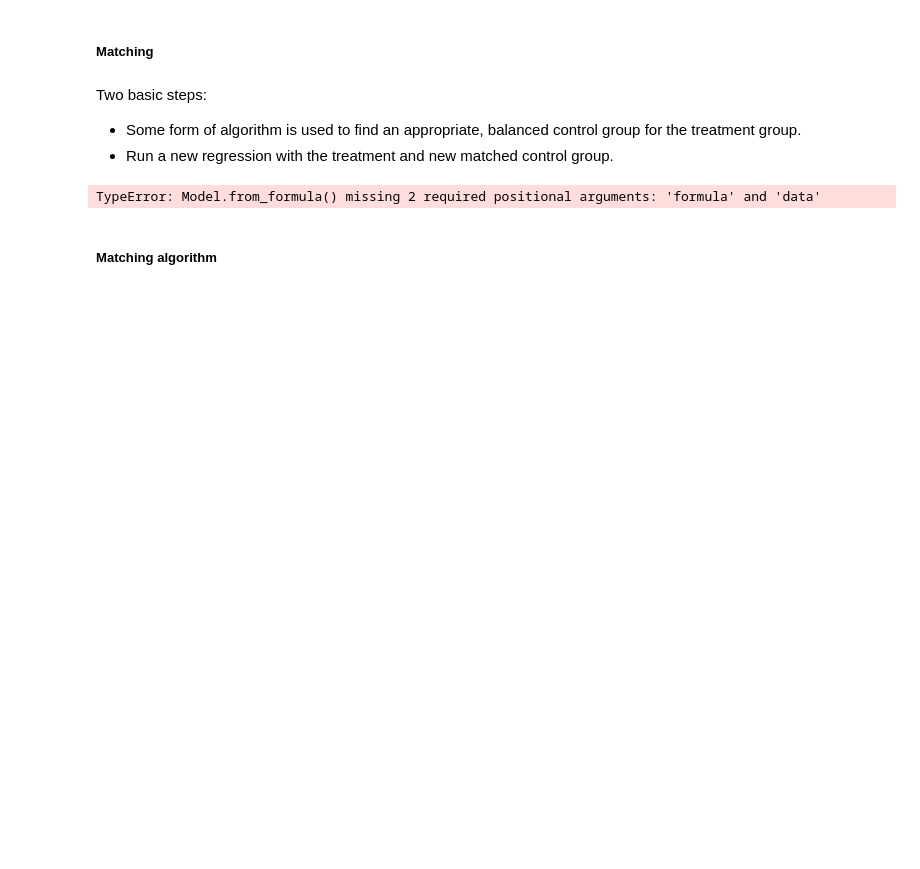
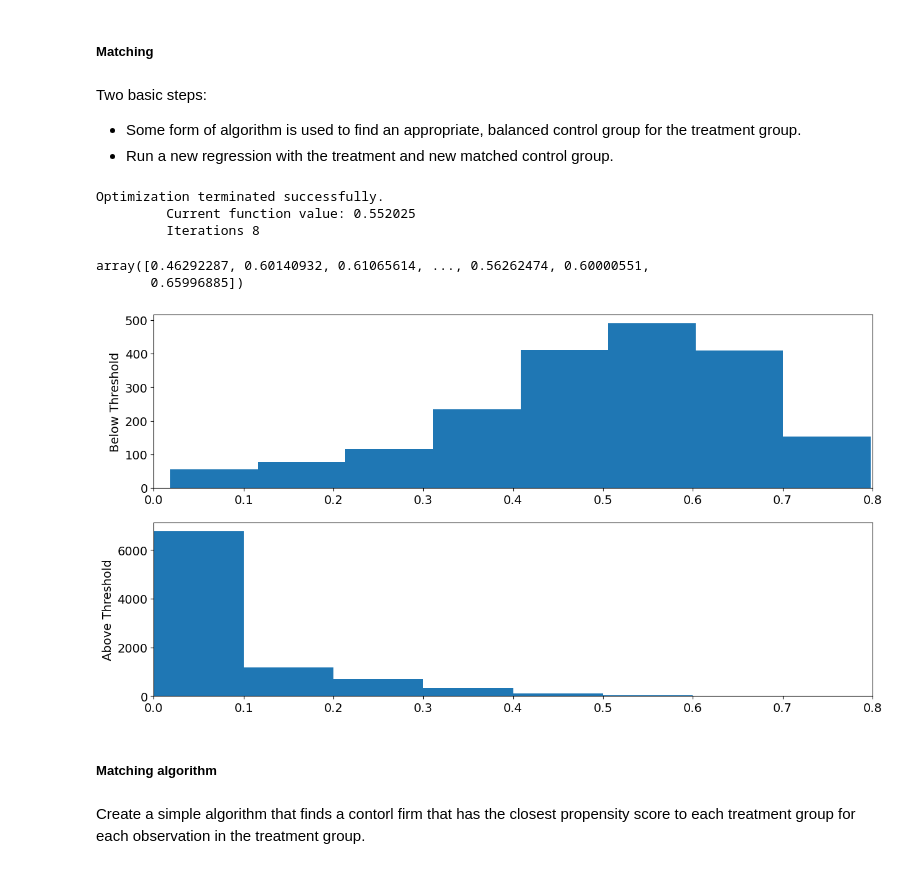
Before and after one commit to sebalexsmith/MET2010, a Jupyter notebook: Labs/Lab 12.ipynb, the cells around one changed output. Drawn from its saved outputs; the diff is of its cells as text; code cells hidden in the pictures; blank space fills up the shorter version.

```diff
--- a/Labs/Lab 12.ipynb
+++ b/Labs/Lab 12.ipynb
@@ -497,8 +497,43 @@ Two basic steps:
 # %%
 # Propensity Score Matching:
 # Creating logistic regression model of what firms are likely to forgo auditing among firms below the threshold. The fitted values (as probabilities) are called propensity scores:
-ps_fit = smf.logit()
+regFormula = 'no_auditor ~ C(year) + driftsinntekter + I(driftsinntekter ** 2) + antall_ansatte + antall_ansatte * driftsinntekter +  I(antall_ansatte ** 2) + Eiendeler + I(Eiendeler ** 2) + leverage + I(leverage ** 2) + risk_roa + I(risk_roa ** 2) + cash_flow_mu + I(cash_flow_mu ** 2) + cash_flow_sd + I(cash_flow_sd ** 2)'
+ps_fit = smf.logit(regFormula, data = aq_rs.loc[aq_rs['vol_auditor'] == 1, :]).fit()
+propScores = ps_fit.predict()
 # %% [output]
-TypeError: Model.from_formula() missing 2 required positional arguments: 'formula' and 'data'
+Optimization terminated successfully.
+         Current function value: 0.552025
+         Iterations 8
+# %%
+# Restrict the propensity scores to the firms who chose to get audited:
+propScores_noaudit = propScores[ps_fit.model.data.endog == 1]
+propScores_noaudit
+# %% [output]
+array([0.46292287, 0.60140932, 0.61065614, ..., 0.56262474, 0.60000551,
+       0.65996885])
+# %%
+# Use the model to predict the propensity scores for data above the threshold. In essence creating a model to estimate which firms above the threshold would forgo an audit if they could:
+predictedP = ps_fit.predict(aq_rs.loc[aq_rs['vol_auditor'] == 0, :])
+
+cid = aq_rs['cid'][aq_rs['vol_auditor'] == 0]
+year = aq_rs['year'][aq_rs['vol_auditor'] == 0]
+
+d = {'value': predictedP, 'cid': cid, 'year': year}
+
+controls = pd.DataFrame(data = d)
+# %%
+# Showing the underlying imbalance, as represented by the propensity scores, of the firms above and below the threshold:
+fig, ax = plt.subplots(2)
+ax[0].hist(propScores_noaudit)
+ax[0].set_xlim(0, .8)
+ax[0].set_ylabel('Below Threshold')
+ax[1].hist(predictedP)
+ax[1].set_xlim(0, .8)
+ax[1].set_ylabel('Above Threshold')
+plt.show()
+# %% [output]
+[figure, added]
 # %% [markdown]
 ##### Matching algorithm
+# %% [markdown]
+Create a simple algorithm that finds a contorl firm that has the closest propensity score to each treatment group for each observation in the treatment group.
```
Also changed, not shown: parts of 15 cells of this notebook, 2 other files.
